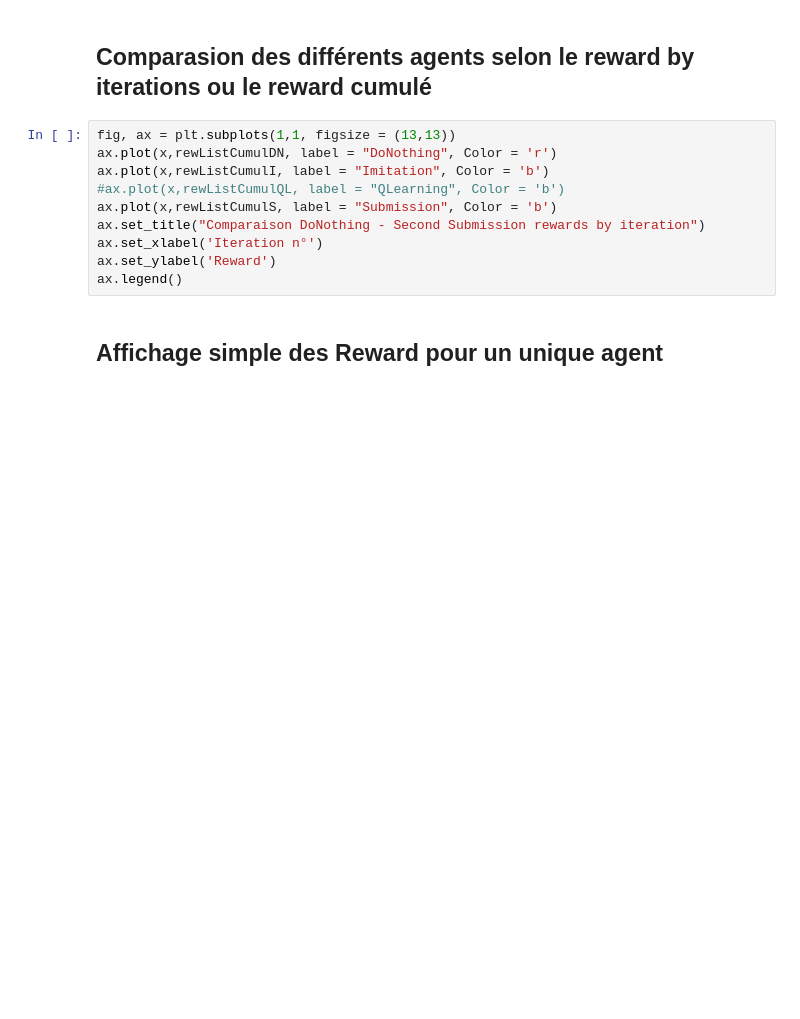
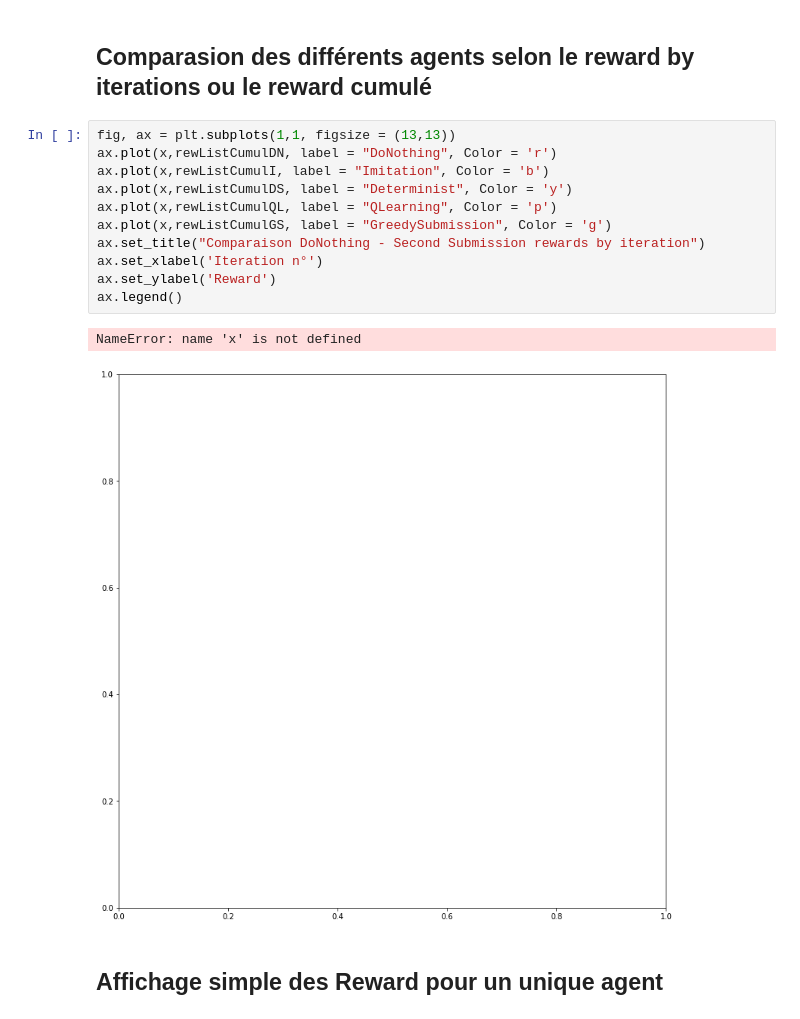
Before and after one commit to GridL2RPN/Grid, a Jupyter notebook: starting_kit/Rendu_Graphique.ipynb, the cells around one changed output. Saved outputs shown, nothing was run; the diff lists cells and outputs as text; blank space fills up the shorter version.

Commit message:
Visualisation clean + Qlearning fix #2

```diff
--- a/starting_kit/Rendu_Graphique.ipynb
+++ b/starting_kit/Rendu_Graphique.ipynb
@@ -540,13 +540,17 @@ ax.legend(fontsize =30, loc = 3)
 # %%
 fig, ax = plt.subplots(1,1, figsize = (13,13))
 ax.plot(x,rewListCumulDN, label = "DoNothing", Color = 'r')
 ax.plot(x,rewListCumulI, label = "Imitation", Color = 'b')
-#ax.plot(x,rewListCumulQL, label = "QLearning", Color = 'b')
-ax.plot(x,rewListCumulS, label = "Submission", Color = 'b')
+ax.plot(x,rewListCumulDS, label = "Determinist", Color = 'y')
+ax.plot(x,rewListCumulQL, label = "QLearning", Color = 'p')
+ax.plot(x,rewListCumulGS, label = "GreedySubmission", Color = 'g')
 ax.set_title("Comparaison DoNothing - Second Submission rewards by iteration")
 ax.set_xlabel('Iteration n°')
 ax.set_ylabel('Reward')
 ax.legend()
+# %% [output]
+NameError: name 'x' is not defined
+[figure, added]
 # %% [markdown]
 <h2> Affichage simple des Reward pour un unique agent </h2>
 # %%
```
Also changed, not shown: parts of 9 cells of this notebook, 1 other file.
